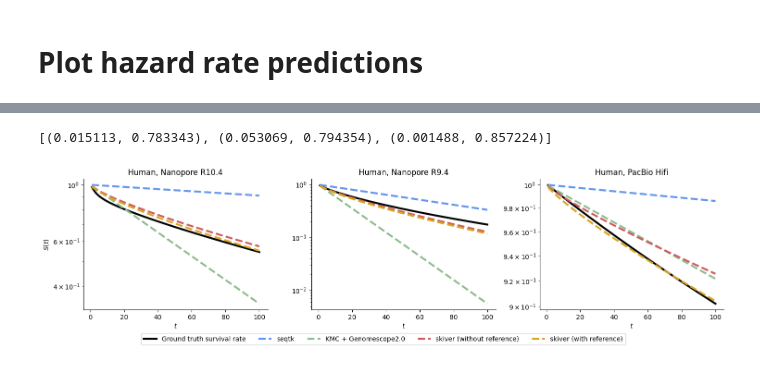
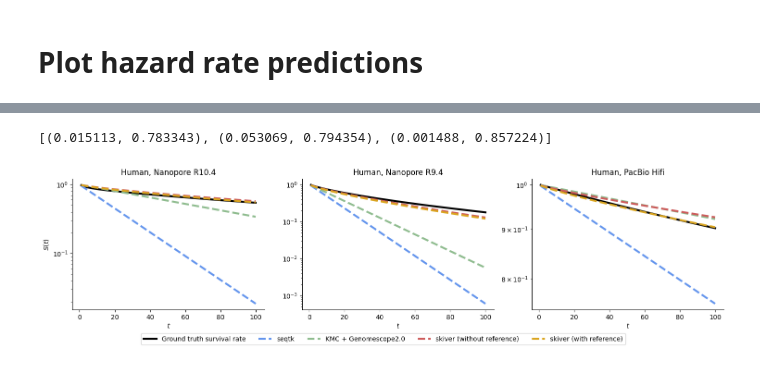
Before and after one commit to GZHoffie/skiver-test, a Jupyter notebook: experiments/counting_error_free_kmers/plot_results.ipynb, the cells around one changed output, grey strips where cells are left out. Saved outputs shown, nothing was run; the diff lists cells and outputs as text; code cells hidden in the pictures.

```diff
--- a/experiments/counting_error_free_kmers/plot_results.ipynb
+++ b/experiments/counting_error_free_kmers/plot_results.ipynb
@@ -762,13 +750,13 @@ mapping_results = [
     0.896660,
 ]
 
+
 q_score_results = [
     # Reported ErrQ by seqtk
-    16.7,
-    82.9,
-    33.0,
-    9.0,
-
+    9.5,
+    29.5,
+    23.1,
+    7.5
 ]
 
 kmer_results = [
@@ -777,9 +765,7 @@ kmer_results = [
     0.785707,
     0.569278,
     11.7262,
-
 ]
-
 
 
 weibull_fit_results = []
@@ -926,12 +912,13 @@ for i in range(len(kmer_hit_rate_csv)):
 
     axes[i].plot(plot_range, survival_rates_plot, linewidth=3, label='Ground truth survival rate', color='black')
     #axes[i].plot(plot_range, survival_rates_mapping, linewidth=3, linestyle='--', label='Minimap2 + BEST', color='slategray')
-    axes[i].plot(plot_range, survival_rates_qscore, linewidth=3, linestyle='--', label='seqtk', color='cornflowerblue')
-    axes[i].plot(plot_range, survival_rates_kmer, linewidth=3, linestyle='--', label='KMC + Genomescope2.0', color='darkseagreen')
     #axes[i].plot(plot_range, survival_rates_beta, linewidth=2, linestyle='-', label='Predicted from Beta Fit', color='C4')
     #axes[i].plot(plot_range, survival_rates_const_hazard, linewidth=2, linestyle='--', label='Predicted from Constant Hazard', color='C5')
     axes[i].plot(plot_range, survival_rates_weibull, linewidth=3, linestyle='--', label='skiver (without reference)', color='indianred')
     axes[i].plot(plot_range, survival_rates_weibull_ref, linewidth=3, linestyle='--', label='skiver (with reference)', color='goldenrod')
+
+    axes[i].plot(plot_range, survival_rates_qscore, linewidth=3, linestyle='--', label='seqtk', color='cornflowerblue')
+    axes[i].plot(plot_range, survival_rates_kmer, linewidth=3, linestyle='--', label='KMC + Genomescope2.0', color='darkseagreen')
 
     axes[i].set_yscale('log')
     #axes[i].set_xscale('log')
@@ -1110,18 +1097,19 @@ mapping_results = [
     0.998825 # hifi
 ]
 
+
 q_score_results = [
     # Reported ErrQ by seqtk
-    30.1, # R10.4
-    19.6, # R9.4.1
-    38.5 # hifi
+    14.0,
+    11.3,
+    25.5
 ]
 
 kmer_results = [
     # Reported error rate by GenomeScope
-    1.076, # R10.4
-    5.18148, # R9.4.1
-    0.0814363, #hifi
+    1.076,
+    5.18148,
+    0.0814363
 ]
 
 
@@ -1266,34 +1254,34 @@ for i in range(len(kmer_hit_rate_csv)):
     axes[i].plot(plot_range, survival_rates_weibull_ref, linewidth=3, linestyle='--', label='skiver (with reference)', color='goldenrod')
 
     axes[i].set_yscale('log')
     #axes[i].set_xscale('log')
 
 
 
     axes[i].tick_params(axis='both')
 
     axes[i].set_title(labels[i])
 
     axes[i].set_xlabel('$t$')
     if i  == 0:
         axes[i].set_ylabel('$S(t)$')
     #axes[i].legend()
     #axes[i].legend()
 
 handles, labels = axes[0].get_legend_handles_labels()
 plt.tight_layout()
 
 # Add the legend to the bottom of the figure
 fig.legend(handles, labels, loc='lower center', ncol=6)
 fig.subplots_adjust(bottom=0.2)
 #plt.tight_layout()
 
 
 plt.savefig("../../figures/human_survival_rate.pdf")
 #plt.ylim(0, 0.05)
 # %% [output]
 [(0.015113, 0.783343), (0.053069, 0.794354), (0.001488, 0.857224)]
-[figure, old version]
+[figure, new version]
 # %%
 hazard_rate_mise
 # %% [output]
```
Also changed, not shown: parts of 14 cells of this notebook, 7 other files.
